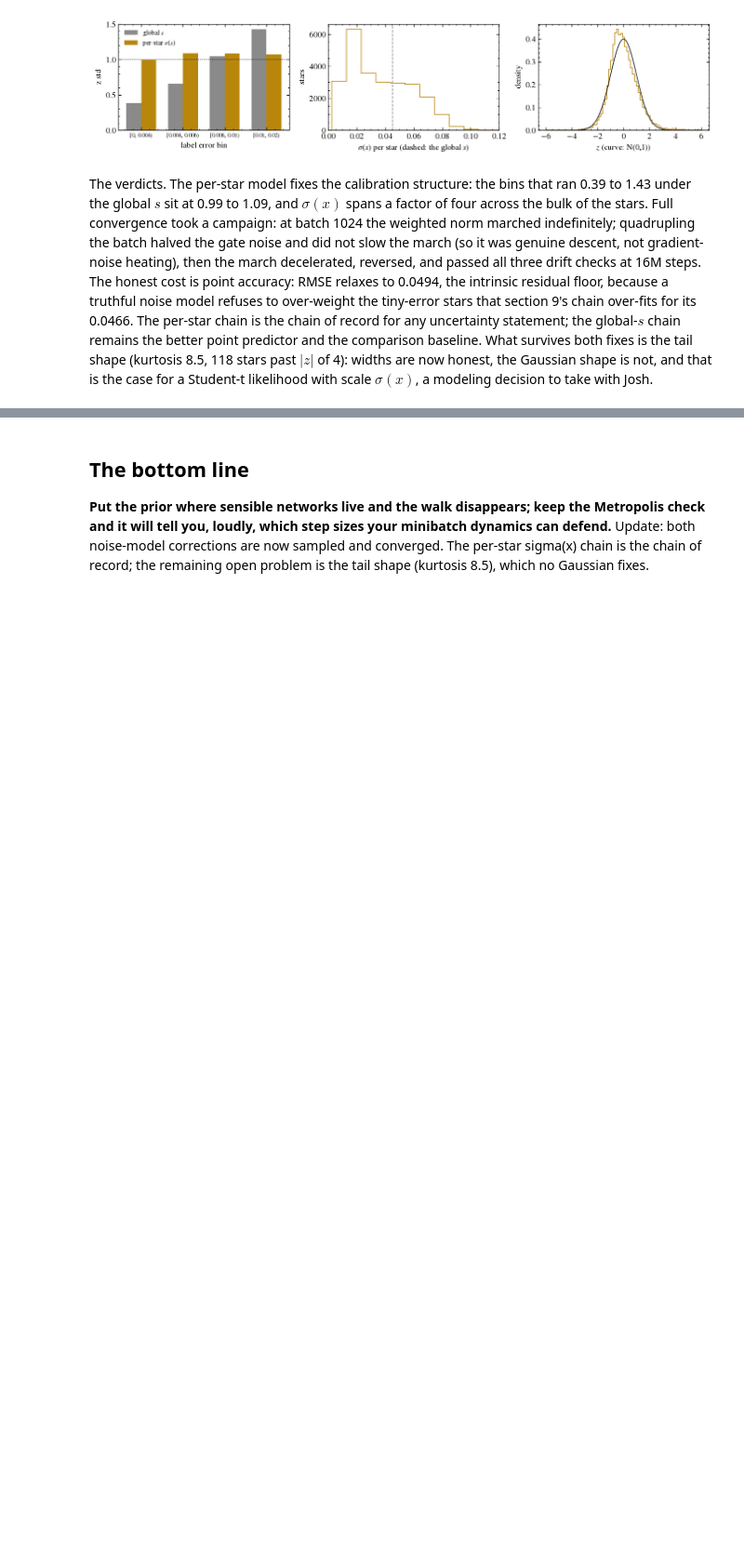
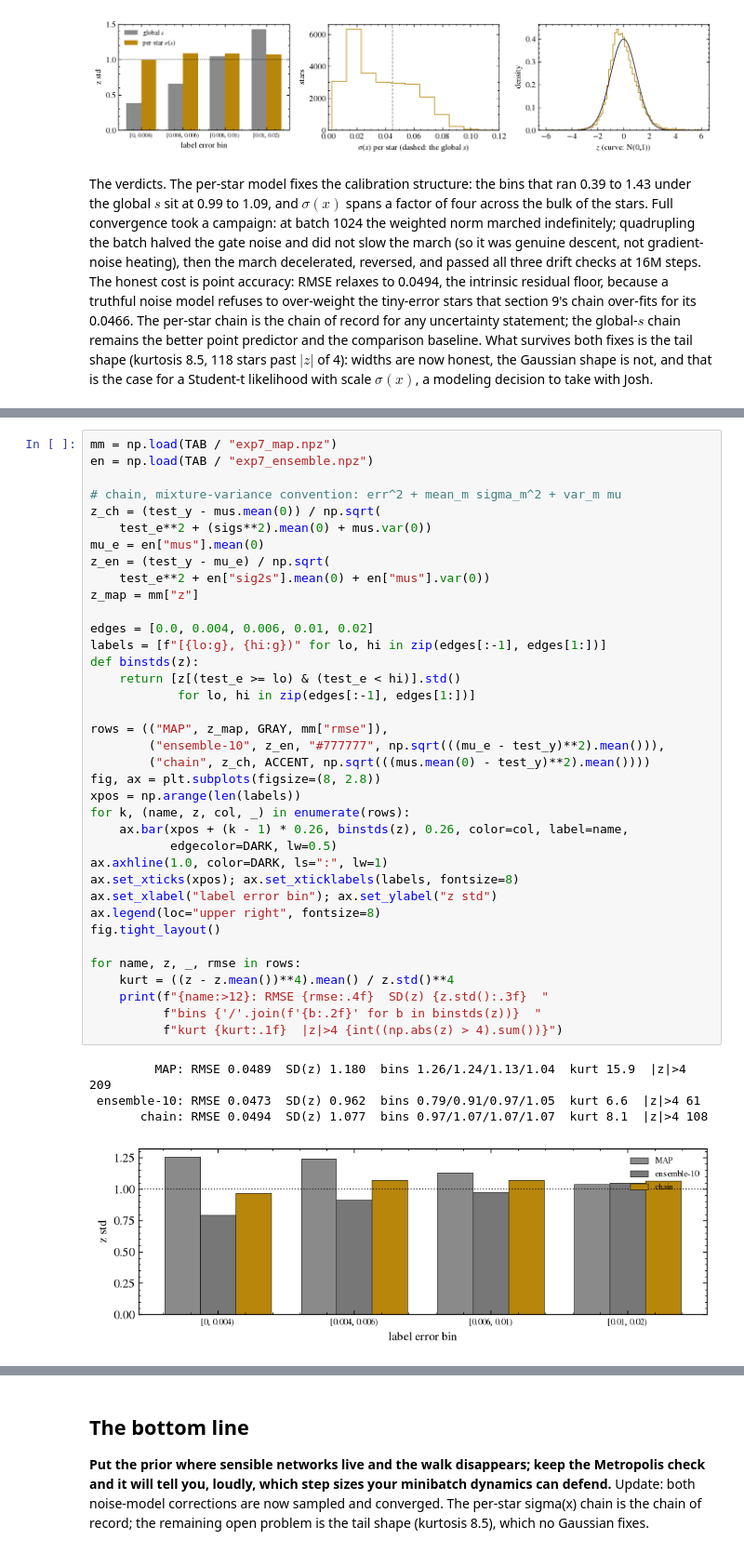
Before and after one commit to YasirAlsugair/ray-tracing-sampler-experiments, a Jupyter notebook: exp7_gaia_posterior.ipynb, the cells around one changed output, grey strips where cells are left out. Shown at 93% size. Saved outputs shown, nothing was run; the diff lists cells and outputs as text; blank space fills up the shorter version.

Commit message:
Notebook sections 13-14: MAP/ensemble/SGHMC comparison, Student-t interim (nu ~ 5.6, tails 118 -> 14 under the fitted t)

```diff
--- a/exp7_gaia_posterior.ipynb
+++ b/exp7_gaia_posterior.ipynb
@@ -881,0 +899,42 @@ to take with Josh.
+# %%
+mm = np.load(TAB / "exp7_map.npz")
+en = np.load(TAB / "exp7_ensemble.npz")
+
+# chain, mixture-variance convention: err^2 + mean_m sigma_m^2 + var_m mu
+z_ch = (test_y - mus.mean(0)) / np.sqrt(
+    test_e**2 + (sigs**2).mean(0) + mus.var(0))
+mu_e = en["mus"].mean(0)
+z_en = (test_y - mu_e) / np.sqrt(
+    test_e**2 + en["sig2s"].mean(0) + en["mus"].var(0))
+z_map = mm["z"]
+
+edges = [0.0, 0.004, 0.006, 0.01, 0.02]
+labels = [f"[{lo:g}, {hi:g})" for lo, hi in zip(edges[:-1], edges[1:])]
+def binstds(z):
+    return [z[(test_e >= lo) & (test_e < hi)].std()
+            for lo, hi in zip(edges[:-1], edges[1:])]
+
+rows = (("MAP", z_map, GRAY, mm["rmse"]),
+        ("ensemble-10", z_en, "#777777", np.sqrt(((mu_e - test_y)**2).mean())),
+        ("chain", z_ch, ACCENT, np.sqrt(((mus.mean(0) - test_y)**2).mean())))
+fig, ax = plt.subplots(figsize=(8, 2.8))
+xpos = np.arange(len(labels))
+for k, (name, z, col, _) in enumerate(rows):
+    ax.bar(xpos + (k - 1) * 0.26, binstds(z), 0.26, color=col, label=name,
+           edgecolor=DARK, lw=0.5)
+ax.axhline(1.0, color=DARK, ls=":", lw=1)
+ax.set_xticks(xpos); ax.set_xticklabels(labels, fontsize=8)
+ax.set_xlabel("label error bin"); ax.set_ylabel("z std")
+ax.legend(loc="upper right", fontsize=8)
+fig.tight_layout()
+
+for name, z, _, rmse in rows:
+    kurt = ((z - z.mean())**4).mean() / z.std()**4
+    print(f"{name:>12}: RMSE {rmse:.4f}  SD(z) {z.std():.3f}  "
+          f"bins {'/'.join(f'{b:.2f}' for b in binstds(z))}  "
+          f"kurt {kurt:.1f}  |z|>4 {int((np.abs(z) > 4).sum())}")
+# %% [output]
+         MAP: RMSE 0.0489  SD(z) 1.180  bins 1.26/1.24/1.13/1.04  kurt 15.9  |z|>4 209
+ ensemble-10: RMSE 0.0473  SD(z) 0.962  bins 0.79/0.91/0.97/1.05  kurt 6.6  |z|>4 61
+       chain: RMSE 0.0494  SD(z) 1.077  bins 0.97/1.07/1.07/1.07  kurt 8.1  |z|>4 108
+[figure, added]
```
Also changed, not shown: parts of 6 cells of this notebook.
